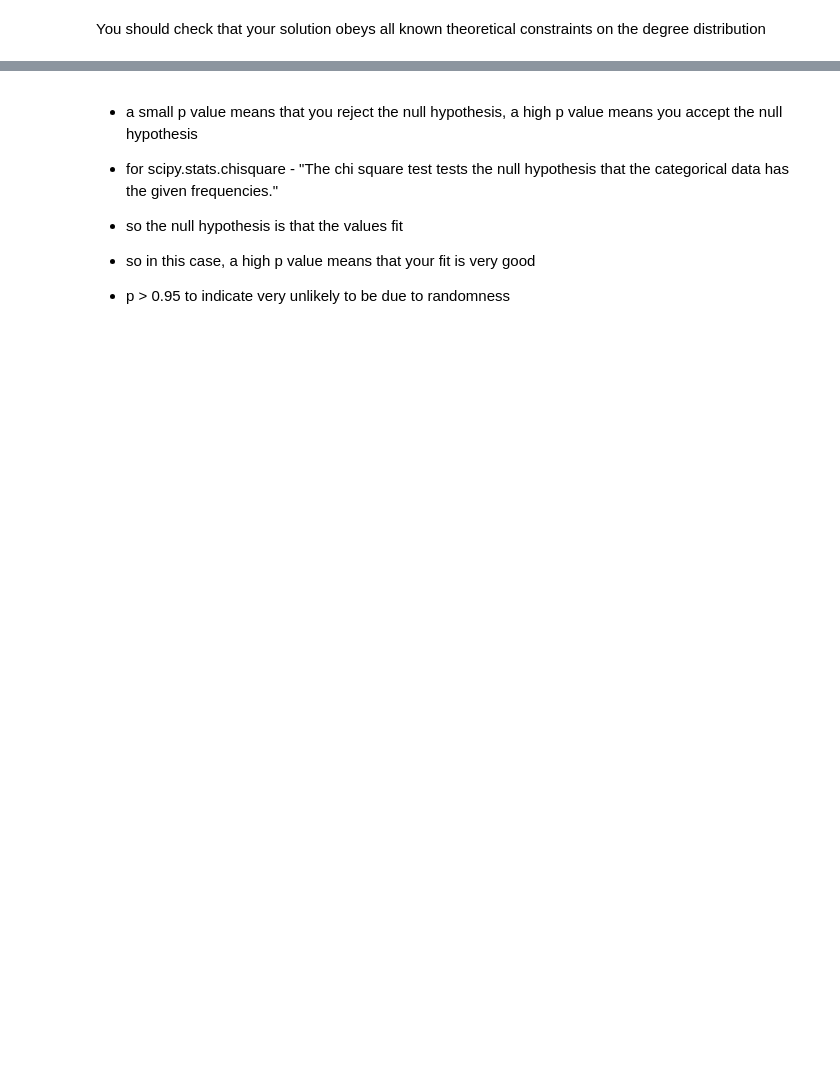
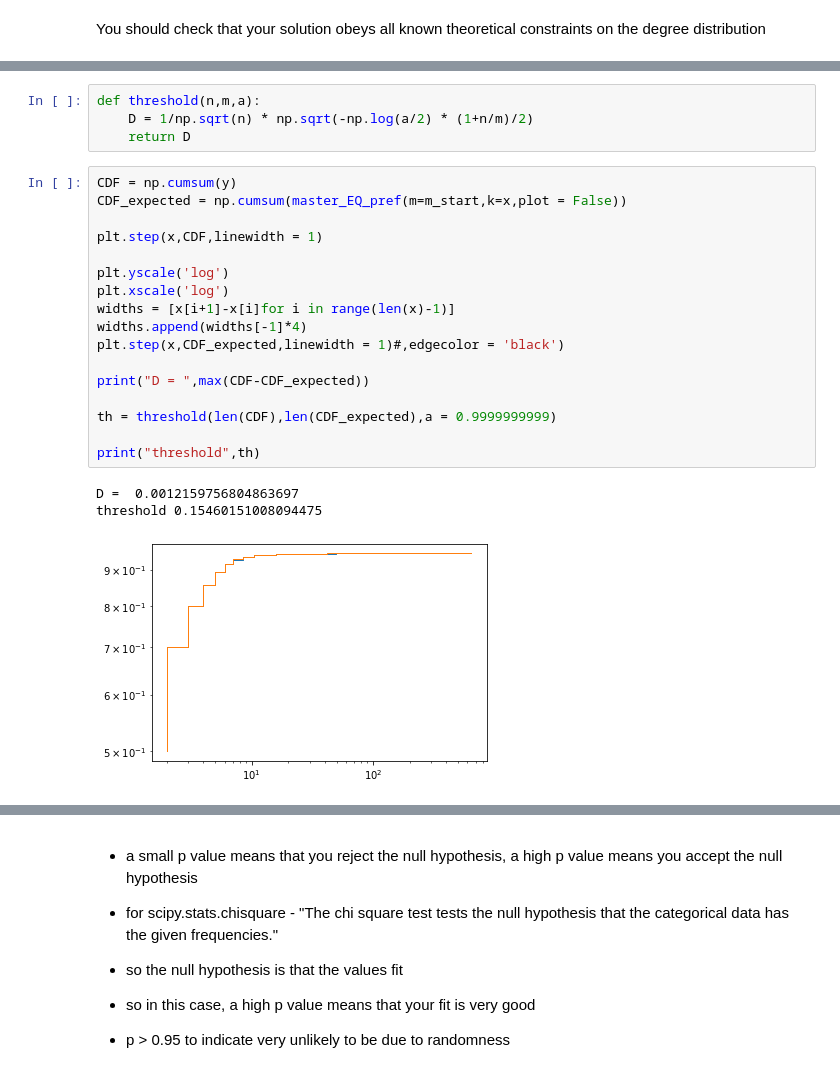
Before and after one commit to shaunfg/Complexity-Networks, a Jupyter notebook: networks/networks_project.ipynb, the cells around one changed output, grey strips where cells are left out. Cells and saved outputs as stored; diff of their text form; blank space fills up the shorter version.

```diff
--- a/networks/networks_project.ipynb
+++ b/networks/networks_project.ipynb
@@ -270,0 +325,25 @@ Power_divergenceResult(statistic=6.165286057029908e-05, pvalue=1.0)
+# %%
+def threshold(n,m,a):
+    D = 1/np.sqrt(n) * np.sqrt(-np.log(a/2) * (1+n/m)/2)
+    return D
+# %%
+CDF = np.cumsum(y)
+CDF_expected = np.cumsum(master_EQ_pref(m=m_start,k=x,plot = False))
+
+plt.step(x,CDF,linewidth = 1)
+
+plt.yscale('log')
+plt.xscale('log')
+widths = [x[i+1]-x[i]for i in range(len(x)-1)]
+widths.append(widths[-1]*4)
+plt.step(x,CDF_expected,linewidth = 1)#,edgecolor = 'black')
+
+print("D = ",max(CDF-CDF_expected))
+
+th = threshold(len(CDF),len(CDF_expected),a = 0.9999999999)
+
+print("threshold",th)
+# %% [output]
+D =  0.0012159756804863697
+threshold 0.15460151008094475
+[figure, added]
```
Also changed, not shown: parts of 43 cells of this notebook, 3 other files.
